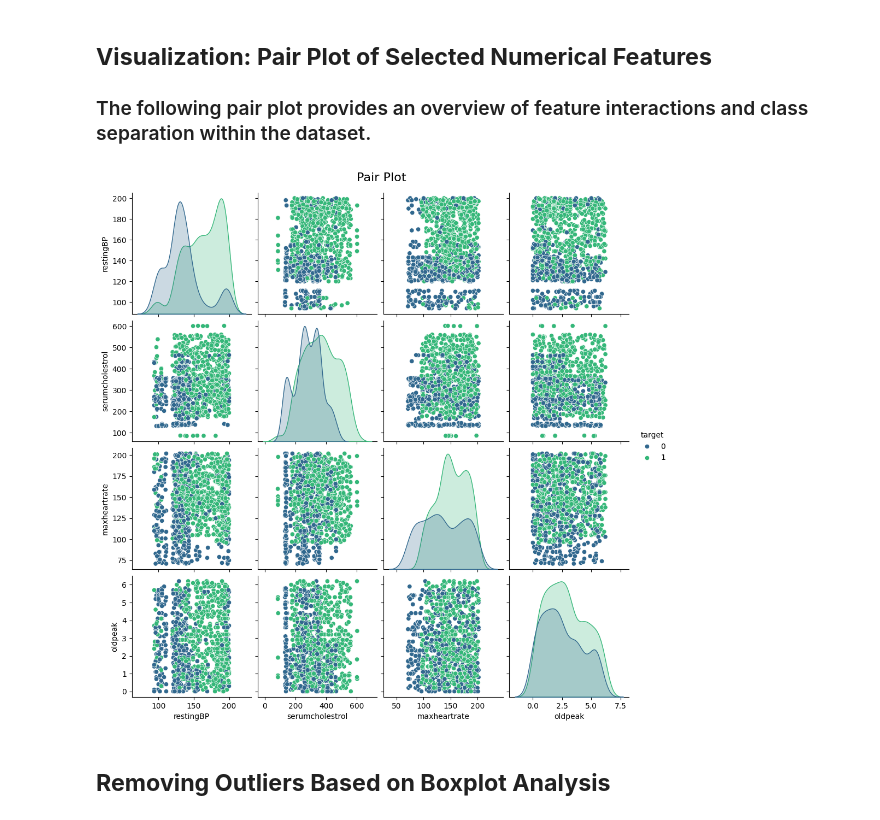
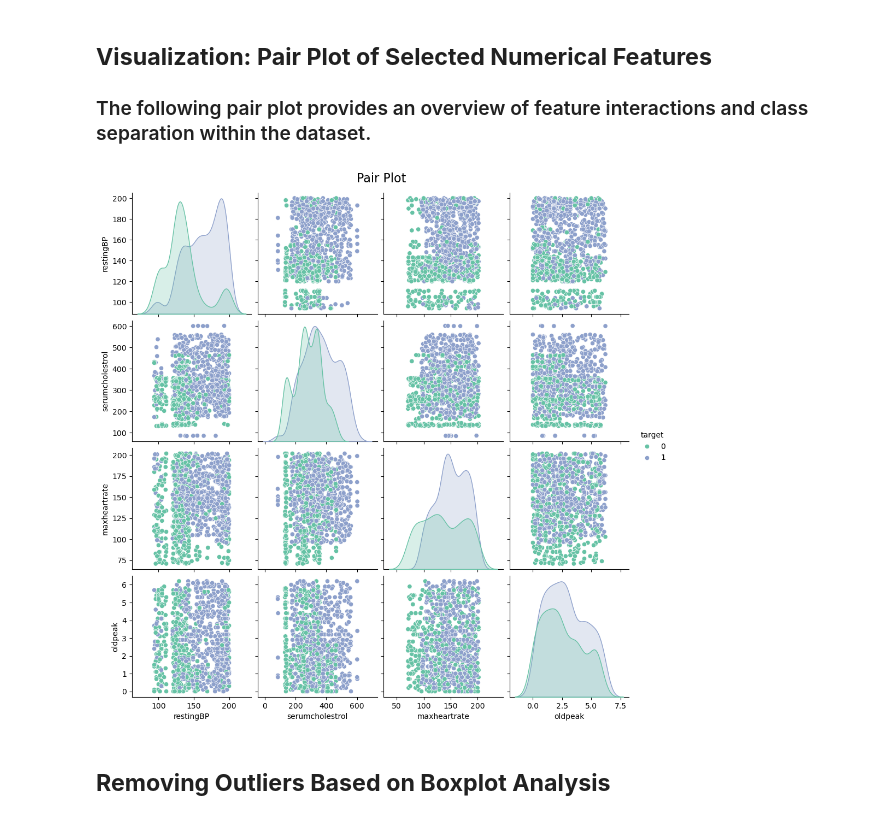
Before and after one commit to Skiner752/Intro-to-machine-learning, a Jupyter notebook: heart.ipynb, the cells around one changed output. Drawn from its saved outputs; the diff is of its cells as text; code cells hidden in the pictures.

```diff
--- a/heart.ipynb
+++ b/heart.ipynb
@@ -121,9 +121,14 @@ np.int64(0)
 - we are changing 0 cholestrol level by doing interpolation
 - since interpolation misses some variables,we are substituting them by median
 # %%
+
 data["serumcholestrol"] = data["serumcholestrol"].replace(0, np.nan)
 
-data["serumcholestrol"] = data["serumcholestrol"].interpolate(method="linear")
+# 2. Заполняем пропуски медианой, рассчитанной ОТДЕЛЬНО для каждой группы гендера
+# Предполагаем, что колонка с полом называется 'gender' (или замени на 'sex', если она так называется)
+data["serumcholestrol"] = data["serumcholestrol"].fillna(
+    data.groupby("gender")["serumcholestrol"].transform("median")
+)
 
-
-data["serumcholestrol"] = data["serumcholestrol"].fillna(data["serumcholestrol"].median())
+# Проверка: смотрим, остались ли пустые значения
+print("Осталось пропусков:", data["serumcholestrol"].isnull().sum())
@@ -295,22 +305,26 @@ plt.show()
 # %%
 strong_numerical_features = [
     'restingBP',
     'serumcholestrol',
     'maxheartrate',
     'oldpeak',
     'target'
 ]
+custom_colors = {
+    0: '#66c2a5',
+    1:  "#8da0cb"
+}
 sns.pairplot(
     data[strong_numerical_features],
     hue='target',
-    palette='viridis',
+    palette= custom_colors,
     diag_kind='kde'
 )
 
 plt.suptitle('Pair Plot', y=1.02, fontsize=16)
 plt.show()
 # %% [output]
-[figure, old version]
+[figure, new version]
 # %% [markdown]
 ## **Removing Outliers Based on Boxplot Analysis**
 # %%
```
Also changed, not shown: parts of 22 cells of this notebook.
